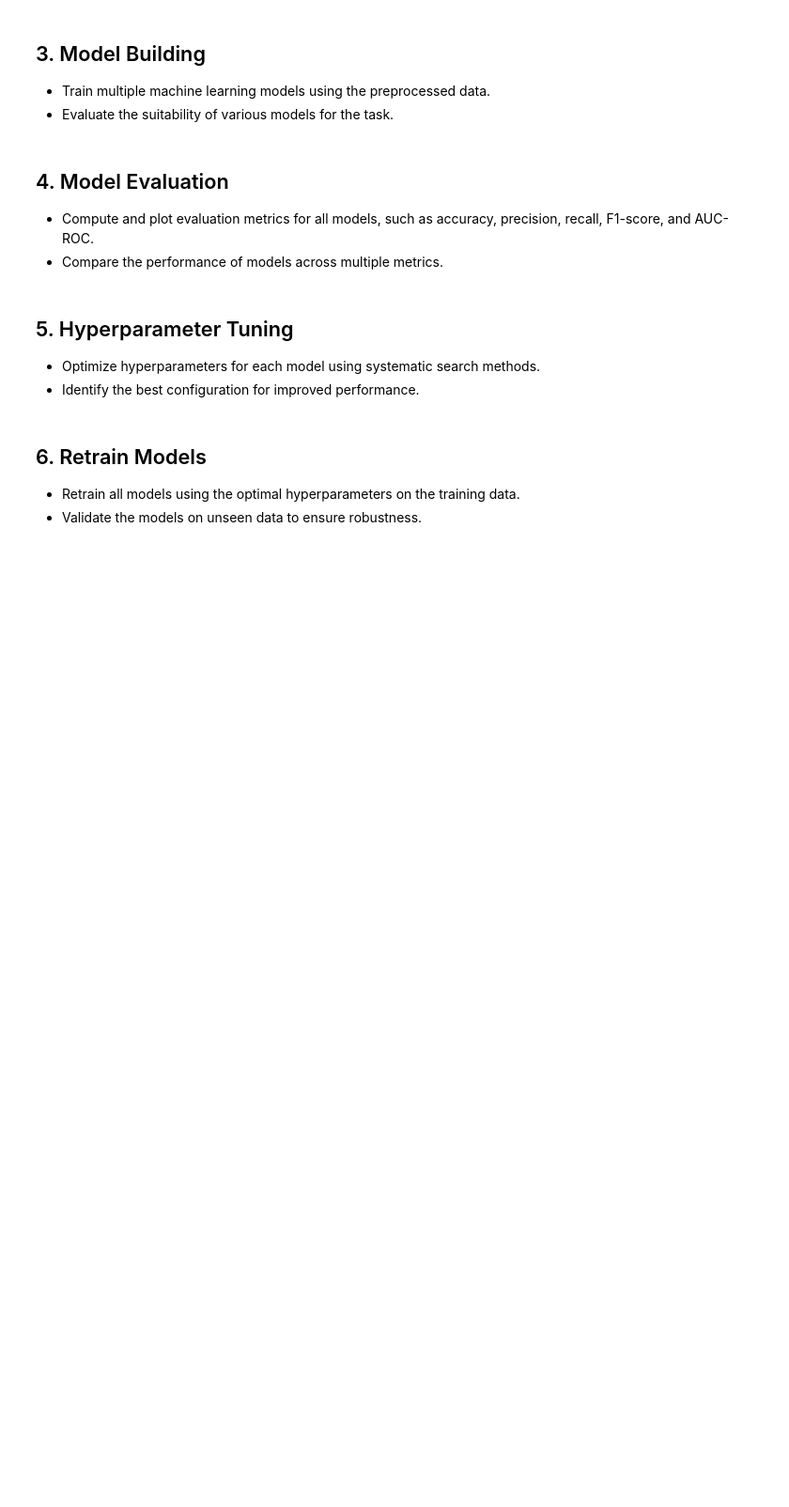
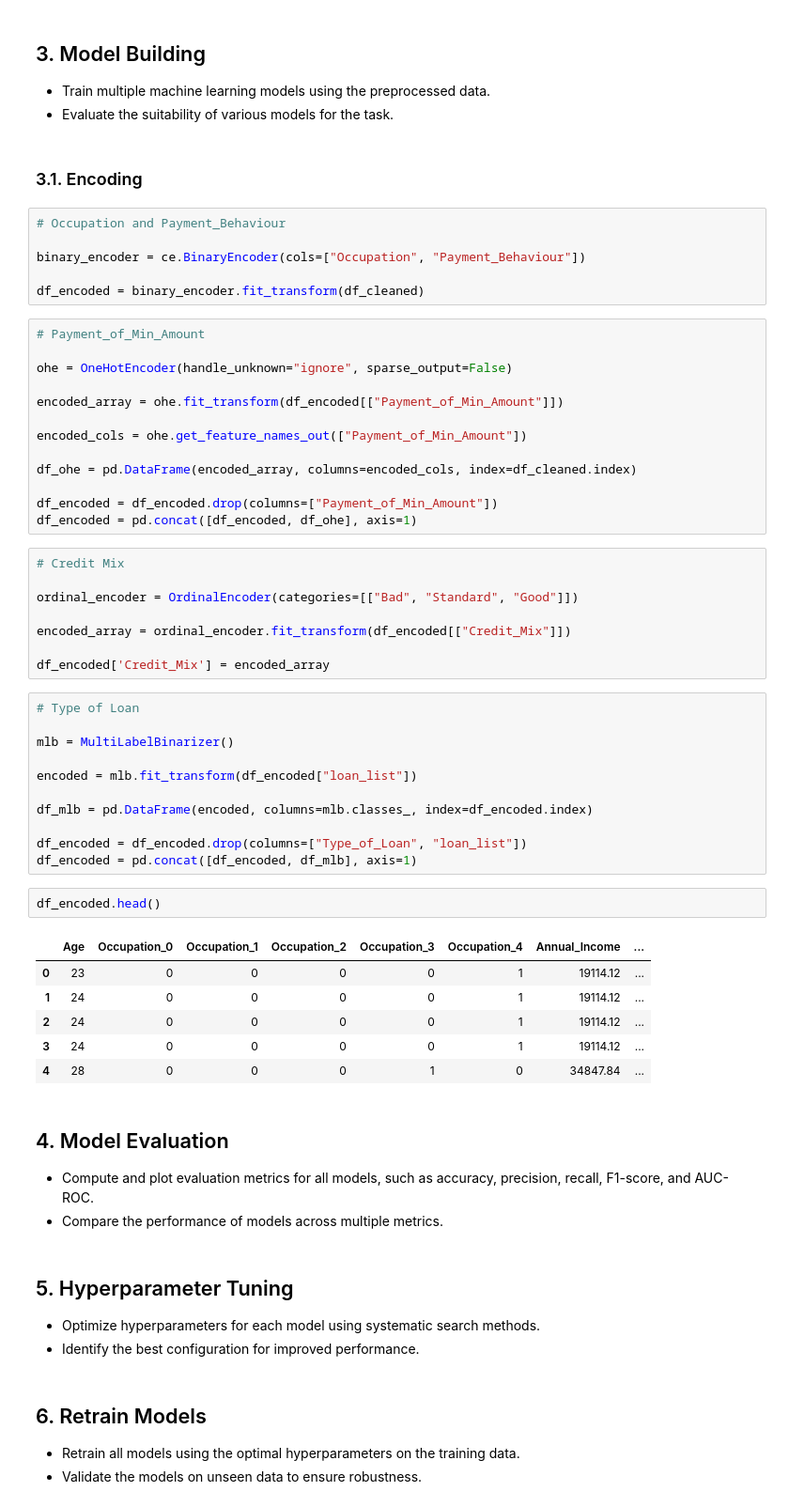
Before and after one commit to mohammadkhorshed/Predicting-Customer-Credit-Mix, a Jupyter notebook: Predicting_Customer_Credit _Mix.ipynb, the cells around one changed output. Shown at 94% size. Cells and saved outputs as stored; diff of their text form; blank space fills up the shorter version.

Commit message:
Encoding

```diff
--- a/Predicting_Customer_Credit _Mix.ipynb
+++ b/Predicting_Customer_Credit _Mix.ipynb
@@ -643,6 +588,55 @@ memory usage: 8.1+ MB
 ## 3. Model Building
 - Train multiple machine learning models using the preprocessed data.
 - Evaluate the suitability of various models for the task.
+# %% [markdown]
+### 3.1. Encoding
+# %%
+# Occupation and Payment_Behaviour
+
+binary_encoder = ce.BinaryEncoder(cols=["Occupation", "Payment_Behaviour"])
+
+df_encoded = binary_encoder.fit_transform(df_cleaned)
+# %%
+# Payment_of_Min_Amount
+
+ohe = OneHotEncoder(handle_unknown="ignore", sparse_output=False)
+
+encoded_array = ohe.fit_transform(df_encoded[["Payment_of_Min_Amount"]])
+
+encoded_cols = ohe.get_feature_names_out(["Payment_of_Min_Amount"])
+
+df_ohe = pd.DataFrame(encoded_array, columns=encoded_cols, index=df_cleaned.index)
+
+df_encoded = df_encoded.drop(columns=["Payment_of_Min_Amount"])
+df_encoded = pd.concat([df_encoded, df_ohe], axis=1)
+# %%
+# Credit Mix
+
+ordinal_encoder = OrdinalEncoder(categories=[["Bad", "Standard", "Good"]])
+
+encoded_array = ordinal_encoder.fit_transform(df_encoded[["Credit_Mix"]])
+
+df_encoded['Credit_Mix'] = encoded_array
+# %%
+# Type of Loan
+
+mlb = MultiLabelBinarizer()
+
+encoded = mlb.fit_transform(df_encoded["loan_list"])
+
+df_mlb = pd.DataFrame(encoded, columns=mlb.classes_, index=df_encoded.index)
+
+df_encoded = df_encoded.drop(columns=["Type_of_Loan", "loan_list"])
+df_encoded = pd.concat([df_encoded, df_mlb], axis=1)
+# %%
+df_encoded.head()
+# %% [output]
+|  | Age | Occupation_0 | Occupation_1 | Occupation_2 | Occupation_3 | Occupation_4 | Annual_Income | ... |
+| 0 | 23 | 0 | 0 | 0 | 0 | 1 | 19114.12 | ... |
+| 1 | 24 | 0 | 0 | 0 | 0 | 1 | 19114.12 | ... |
+| 2 | 24 | 0 | 0 | 0 | 0 | 1 | 19114.12 | ... |
+| 3 | 24 | 0 | 0 | 0 | 0 | 1 | 19114.12 | ... |
+| 4 | 28 | 0 | 0 | 0 | 1 | 0 | 34847.84 | ... |
 # %% [markdown]
 ## 4. Model Evaluation
 - Compute and plot evaluation metrics for all models, such as accuracy, precision, recall, F1-score, and AUC-ROC.
```
Also changed, not shown: parts of 10 cells of this notebook.
